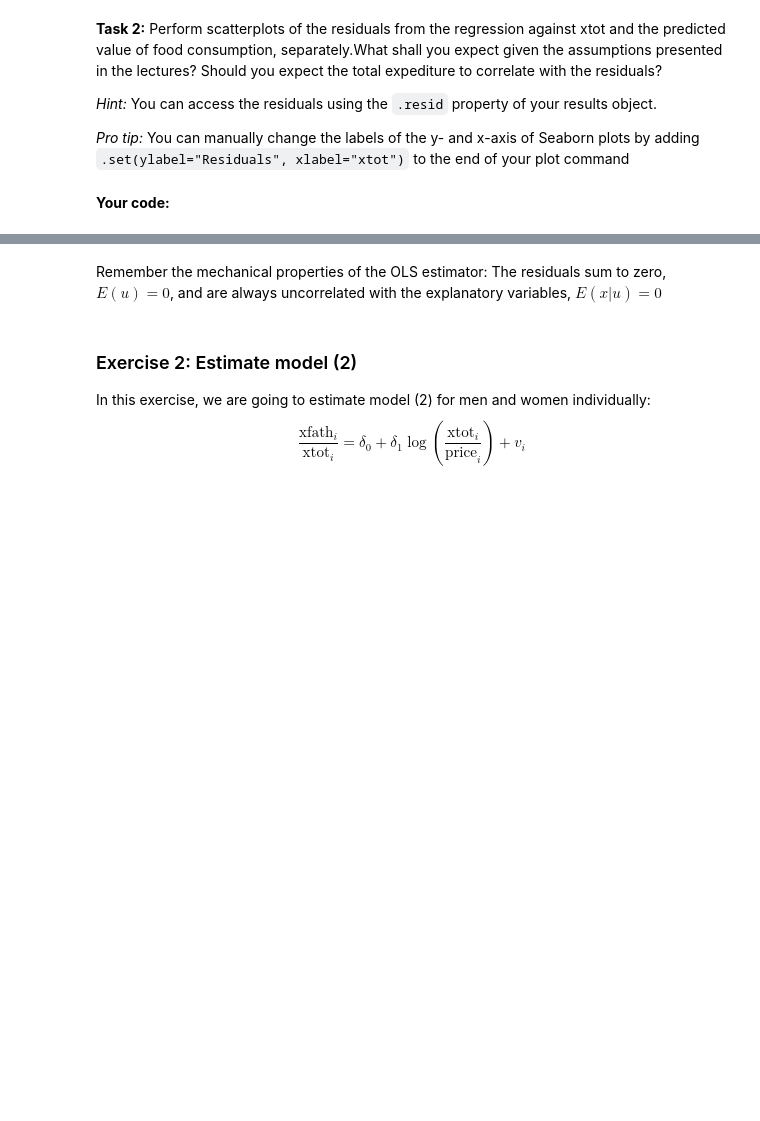
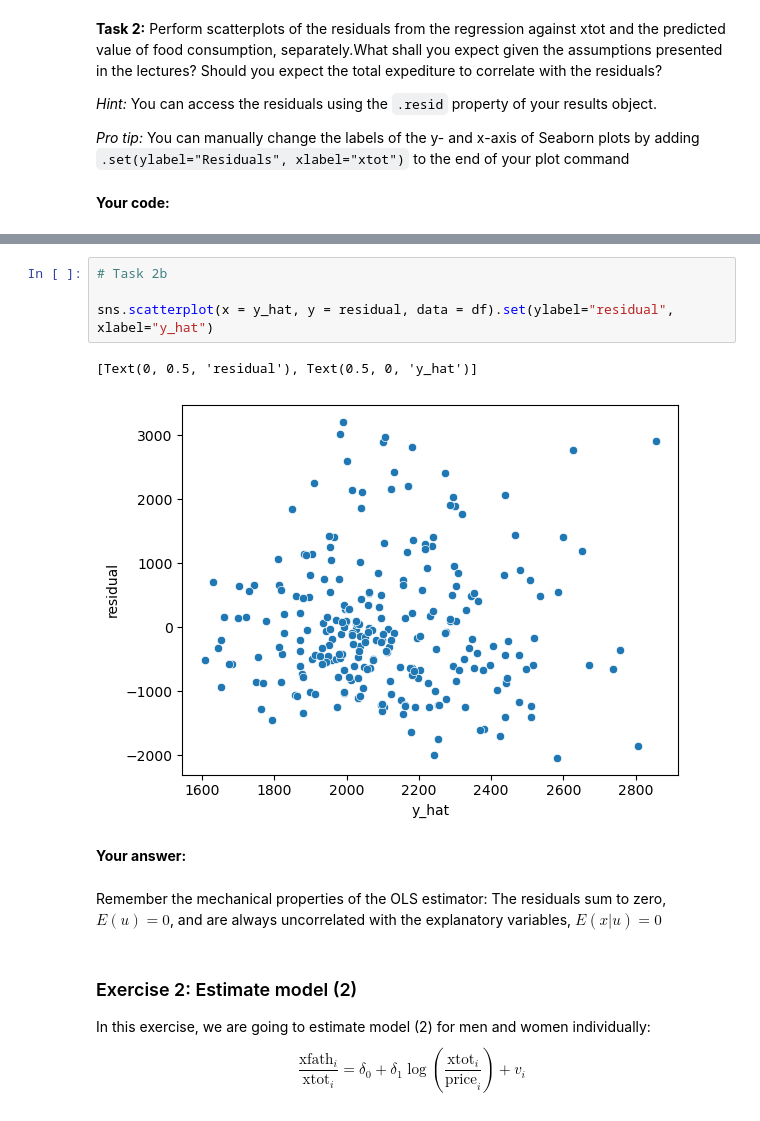
Before and after one commit to Nskoularsen/EconometricsA, a Jupyter notebook: 2_class/PS2_Regression_Analysis/ex_ante.ipynb, the cells around one changed output, grey strips where cells are left out. Saved outputs shown, nothing was run; the diff lists cells and outputs as text; blank space fills up the shorter version.

```diff
--- a/2_class/PS2_Regression_Analysis/ex_ante.ipynb
+++ b/2_class/PS2_Regression_Analysis/ex_ante.ipynb
@@ -157,3 +201,12 @@ _Pro tip:_ You can manually change the labels of the y- and x-axis of Seaborn pl
+# %%
+# Task 2b
+
+sns.scatterplot(x = y_hat, y = residual, data = df).set(ylabel="residual", xlabel="y_hat")
+# %% [output]
+[Text(0, 0.5, 'residual'), Text(0.5, 0, 'y_hat')]
+[figure, added]
+# %% [markdown]
+**Your answer:**
 # %% [markdown]
 Remember the mechanical properties of the OLS estimator: The residuals sum to zero, $E(u)=0$, and are always uncorrelated with the explanatory variables, $E(x|u)=0$
 # %% [markdown]
```
Also changed, not shown: parts of 10 cells of this notebook.
